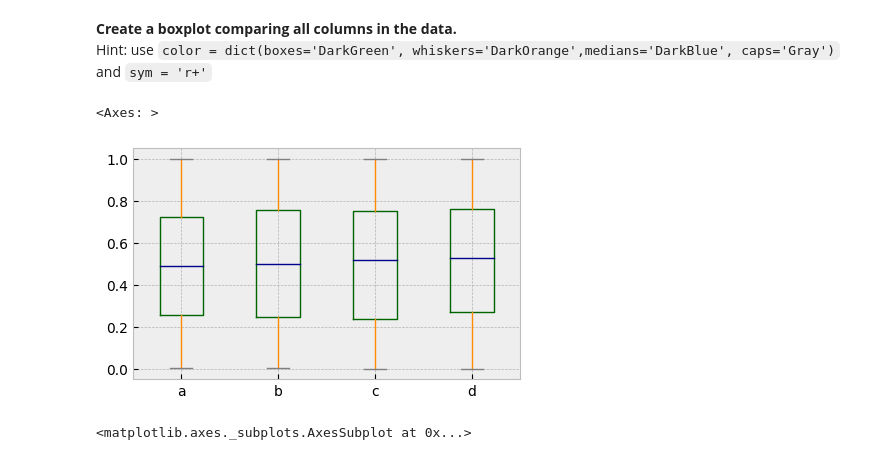
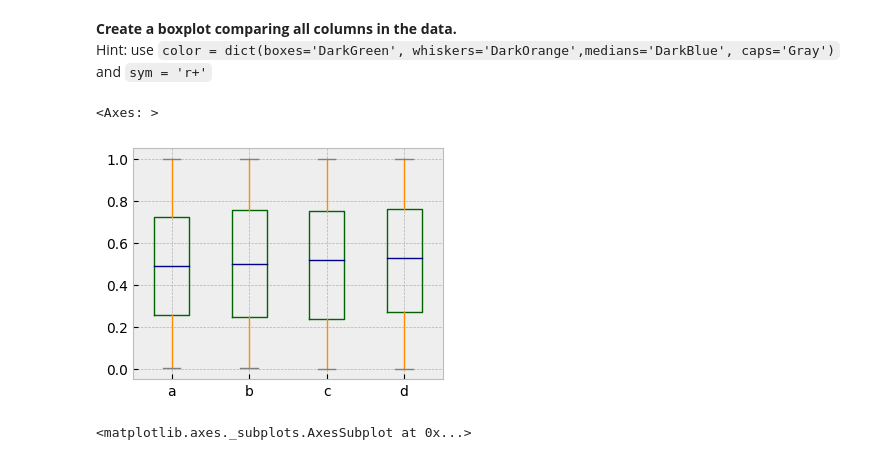
Before and after one commit to ferdous-al-quraeshi/assignments_ostad-dsci-26, a Jupyter notebook: 008. Assignment-Data Visualization with Pandas (Module-8)/[Submission] Pandas_Data_Vis_Assignment.ipynb, the cells around one changed output. Drawn from its saved outputs; the diff is of its cells as text; code cells hidden in the pictures.

```diff
--- a/008. Assignment-Data Visualization with Pandas (Module-8)/[Submission] Pandas_Data_Vis_Assignment.ipynb
+++ b/008. Assignment-Data Visualization with Pandas (Module-8)/[Submission] Pandas_Data_Vis_Assignment.ipynb
@@ -171,10 +134,10 @@ Hint: use `color = dict(boxes='DarkGreen', whiskers='DarkOrange',medians='DarkBl
 # %%
 # Code goes here!
 color = dict(boxes='DarkGreen', whiskers='DarkOrange',medians='DarkBlue', caps='Gray')
-df.plot.box(color=color, sym='r+', figsize=(5,3))
+df.plot.box(color=color, sym='r+', figsize=(4,3))
 # %% [output]
 <Axes: >
-[figure, old version]
+[figure, new version]
 # %%
 # %% [output]
 <matplotlib.axes._subplots.AxesSubplot at 0x...>
```
Also changed, not shown: parts of 5 cells of this notebook.
